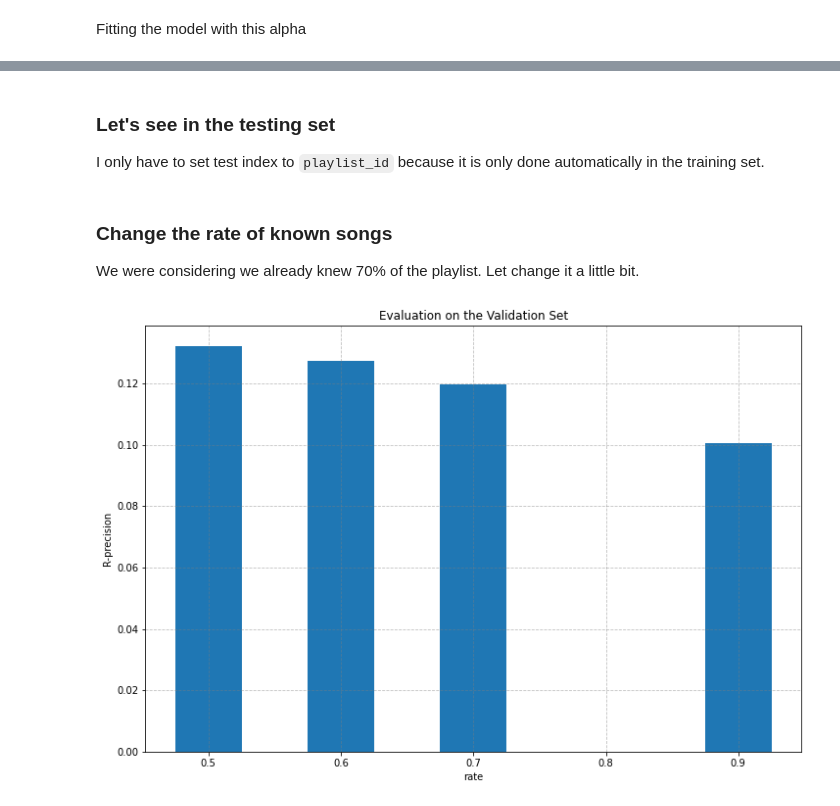
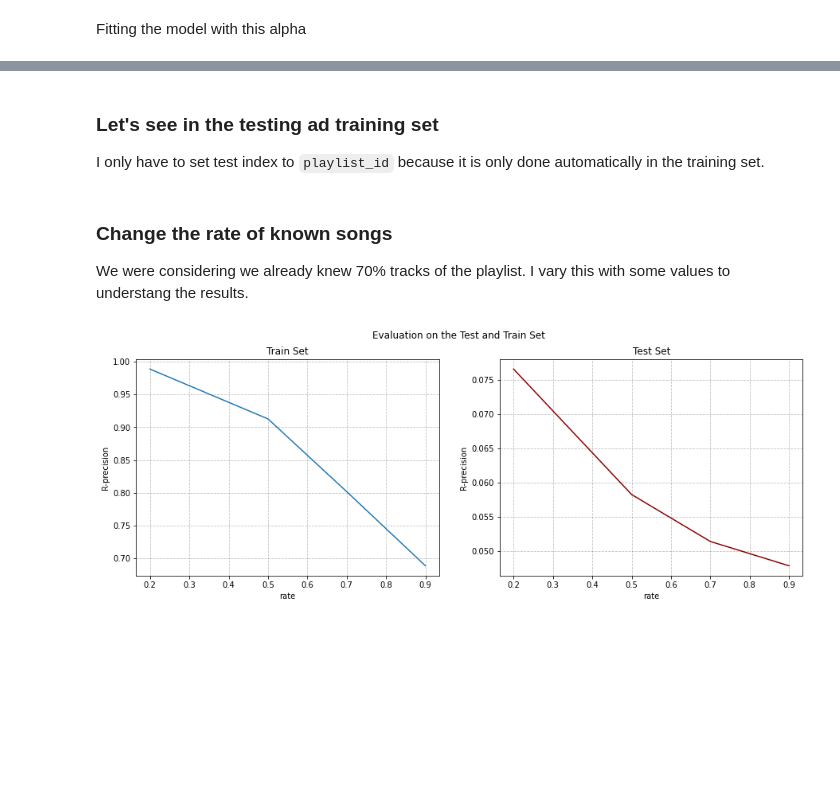
Before and after one commit to lucasresck/espotifai, a Jupyter notebook: notebooks/similarity_matrix.ipynb, the cells around one changed output, grey strips where cells are left out. Cells and saved outputs as stored; diff of their text form; code cells hidden in the pictures; blank space fills up the shorter version.

Commit message:
New data set

```diff
--- a/notebooks/similarity_matrix.ipynb
+++ b/notebooks/similarity_matrix.ipynb
@@ -102,15 +112,15 @@ metric_categorical = lambda x1,x2:  x1 == x2
 metric_set_oriented = lambda x1, x2: len(x1 & x2)/(len(x1.union(x2)))
 metric_numerical = lambda x1, x2: 1 - abs(x1 - x2)
 
-weights = [1, 1, 5, 2, 3, 3, 3, 2, 4, 4, 4, 4, 4, 4, 4, 4, 2, 2, 5]
+weights = [1, 5, 2, 3, 3, 2, 3, 4, 4, 4, 4, 4, 4, 4, 4, 2, 2, 5]
 weights = np.array(weights)/sum(weights)
 
 def metric_songs(x: np.array, y: np.array) -> float:
 
     similarity = 0
-    similarity += np.dot(weights[0:6], metric_categorical(x[0:6], y[0:6]))
-    similarity += np.dot(weights[6:18], metric_numerical(x[6:18], y[6:18]))
-    similarity += weights[18]*metric_set_oriented(x[18], y[18])
+    similarity += np.dot(weights[0:5], metric_categorical(x[0:5], y[0:5]))
+    similarity += np.dot(weights[5:17], metric_numerical(x[5:17], y[5:17]))
+    similarity += weights[17]*metric_set_oriented(x[17], y[17])
 
     return similarity
 # %% [markdown]
@@ -228,7 +237,7 @@ class SimilarityModel:
             indexes = self._get_index(tracks_playlist.id)
             dist = squareform(pdist(tracks_playlist, metric = metric_songs))
 
-            # M will be a mask. I will multiply it to (fx - x)00
+            # M will be a mask. I will multiply it to (fx - x)
             M = np.heaviside(tracks_similarity[np.ix_(indexes, indexes)].A, 0)
             M = M*((alpha - 1)*tracks_similarity[np.ix_(indexes, indexes)].A + (1 - alpha))
             M = M + dist
@@ -266,9 +275,8 @@ class SimilarityModel:
             playlist = self.tracks[self.tracks.playlist_id == playlist_id]
 
             n = len(playlist)
-            if n <= 1:
+            if n <= 5:
                 continue
-
             # Already known tracks
             j = int(rate*n)
             if j == 0:
@@ -276,7 +284,6 @@ class SimilarityModel:
 
             playlist_not_hidden = playlist.iloc[0:j]
             playlist_hidden = playlist.iloc[j:]
-
             prediction = self.predict(playlist_not_hidden, n - j)
 
             acc = self.accuracy_metric(prediction, playlist_hidden)
@@ -362,5 +362,5 @@ print(acc)
 # %% [markdown]
-### Let's see in the testing set
+### Let's see in the testing ad training set
 
 I only have to set test index to `playlist_id` because it is only done automatically in the training set.
 # %%
@@ -368,20 +368,35 @@ test = test.set_index('playlist_id')
 # %% [markdown]
 ### Change the rate of known songs
 
-We were considering we already knew 70% of the playlist. Let change it a little bit.
+We were considering we already knew 70% tracks of the playlist. I vary this with some values to understang the results.
 # %%
-rates = [0.5, 0.6, 0.7, 0.9]
-test_evaluation = dict(zip(rates, [0,0,0,0,0]))
+rates = [0.2, 0.5, 0.7, 0.9]
+evaluation = {'Rate': rates,
+              'Train Set': [],
+              'Test Set': []}
 for rate in rates:
-    test_acc = model.accuracy_evaluation(test, rate = rate)
-    test_evaluation[rate] = test_acc
+    train_acc = model.accuracy_evaluation(rate = rate)
+    test_acc = model.accuracy_evaluation(test, rate = rate, bar_show = False)
+    evaluation['Train Set'].append(train_acc)
+    evaluation['Test Set'].append(test_acc)
+
+evaluation = pd.DataFrame(evaluation, index = range(4))
-# %%
-fig, ax = plt.subplots(figsize = (12, 8))
-ax.bar(test_evaluation.keys(), test_evaluation.values(), width = 0.05)
-ax.set_title('Evaluation on the Validation Set')
-ax.set_ylabel('R-precision')
-ax.set_xlabel('rate')
-plt.grid(alpha = 0.5, color = 'grey', linestyle = '--')
-plt.show()
-# %% [output]
-[figure, removed]
+# %%
+fig, ax = plt.subplots(1,2,figsize = (15, 5))
+
+sns.lineplot(x = 'Rate', y = 'Train Set', data = evaluation, ax = ax[0])
+sns.lineplot(x = 'Rate', y = 'Test Set', data = evaluation, ax = ax[1], color = 'darkred')
+
+fig.suptitle('Evaluation on the Test and Train Set')
+ax[0].set_title('Train Set')
+ax[1].set_title('Test Set')
+ax[0].set_ylabel('R-precision')
+ax[1].set_ylabel('R-precision')
+ax[0].set_xlabel('rate')
+ax[1].set_xlabel('rate')
+
+ax[0].grid(alpha = 0.5, color = 'grey', linestyle = '--')
+ax[1].grid(alpha = 0.5, color = 'grey', linestyle = '--')
+plt.show()
+# %% [output]
+[figure, added]
```
Also changed, not shown: parts of 16 cells of this notebook.
